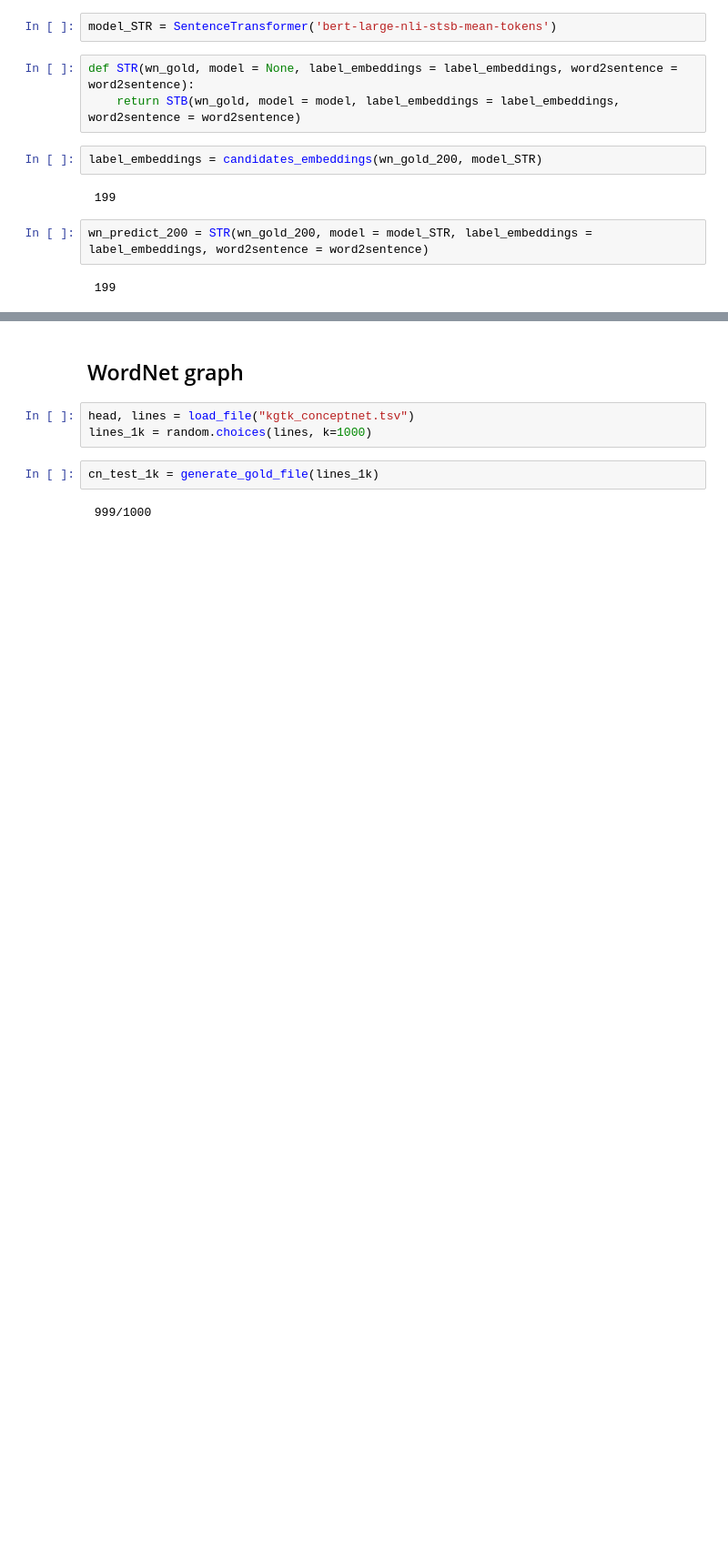
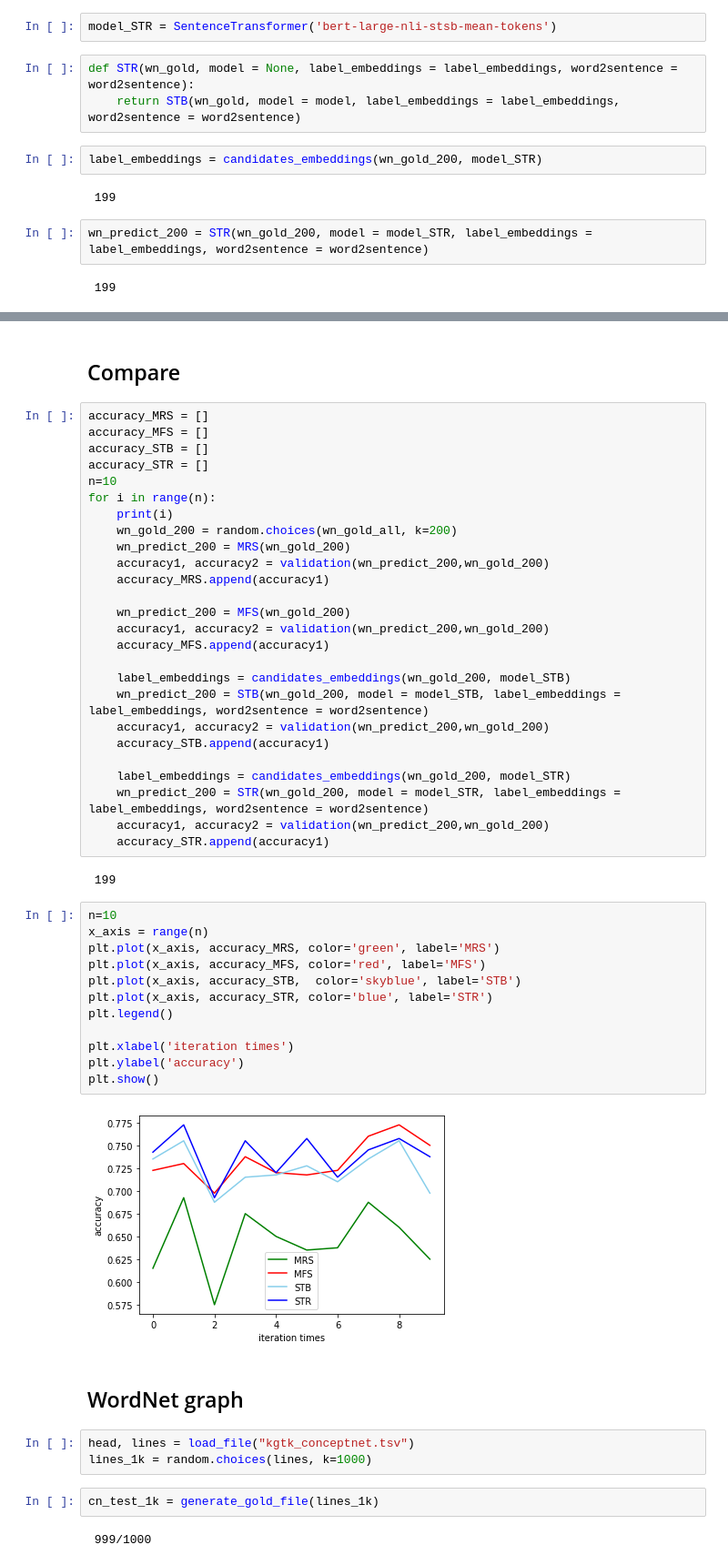
Before and after one commit to usc-isi-i2/cskg, a Jupyter notebook: node resolution/CSKG_node_resolution.ipynb, the cells around one changed output, grey strips where cells are left out. Shown: that part at 91% size. Cells and saved outputs as stored; diff of their text form; blank space fills up the shorter version.

```diff
--- a/node resolution/CSKG_node_resolution.ipynb
+++ b/node resolution/CSKG_node_resolution.ipynb
@@ -612,3 +625,47 @@ accuracy1, accuracy2
+# %% [markdown]
+## Compare
+# %%
+accuracy_MRS = []
+accuracy_MFS = []
+accuracy_STB = []
+accuracy_STR = []
+n=10
+for i in range(n):
+    print(i)
+    wn_gold_200 = random.choices(wn_gold_all, k=200)
+    wn_predict_200 = MRS(wn_gold_200)
+    accuracy1, accuracy2 = validation(wn_predict_200,wn_gold_200)
+    accuracy_MRS.append(accuracy1)
+
+    wn_predict_200 = MFS(wn_gold_200)
+    accuracy1, accuracy2 = validation(wn_predict_200,wn_gold_200)
+    accuracy_MFS.append(accuracy1)
+
+    label_embeddings = candidates_embeddings(wn_gold_200, model_STB)
+    wn_predict_200 = STB(wn_gold_200, model = model_STB, label_embeddings = label_embeddings, word2sentence = word2sentence)
+    accuracy1, accuracy2 = validation(wn_predict_200,wn_gold_200)
+    accuracy_STB.append(accuracy1)
+
+    label_embeddings = candidates_embeddings(wn_gold_200, model_STR)
+    wn_predict_200 = STR(wn_gold_200, model = model_STR, label_embeddings = label_embeddings, word2sentence = word2sentence)
+    accuracy1, accuracy2 = validation(wn_predict_200,wn_gold_200)
+    accuracy_STR.append(accuracy1)
+# %% [output]
+ 199
+# %%
+n=10
+x_axis = range(n)
+plt.plot(x_axis, accuracy_MRS, color='green', label='MRS')
+plt.plot(x_axis, accuracy_MFS, color='red', label='MFS')
+plt.plot(x_axis, accuracy_STB,  color='skyblue', label='STB')
+plt.plot(x_axis, accuracy_STR, color='blue', label='STR')
+plt.legend()
+
+plt.xlabel('iteration times')
+plt.ylabel('accuracy')
+plt.show()
+# %% [output]
+[figure, added]
 # %% [markdown]
 ## WordNet graph
 # %%
```
Also changed, not shown: parts of 23 cells of this notebook.
